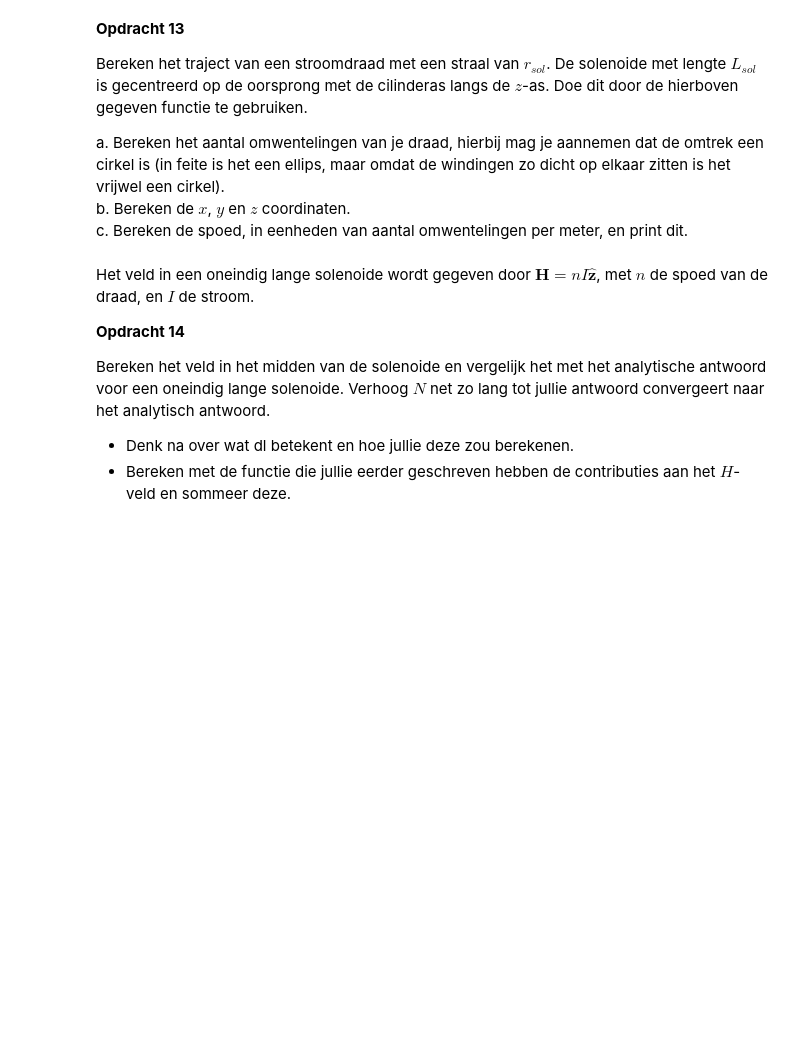
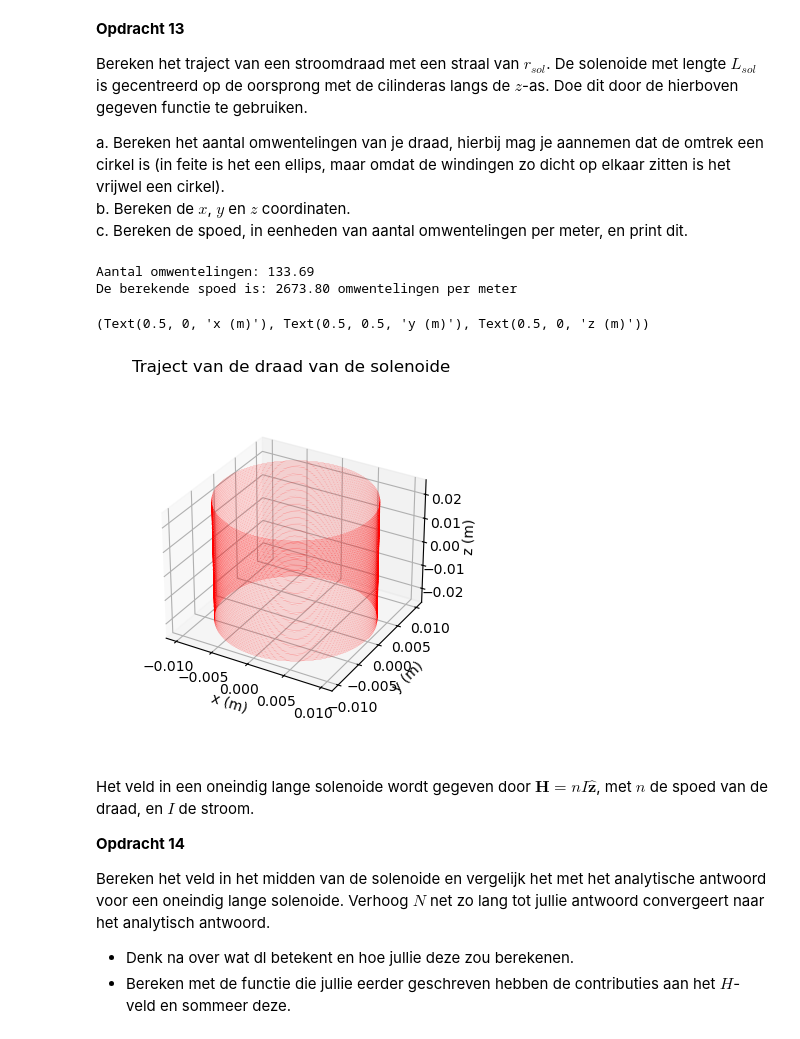
Before and after one commit to fd6150/opdrachten-DEF-D, a Jupyter notebook: DigitaleOntwerpopdrachten/KrachtactuatorOpdracht.ipynb, the cells around one changed output. Drawn from its saved outputs; the diff is of its cells as text; code cells hidden in the pictures; blank space fills up the shorter version.

```diff
--- a/DigitaleOntwerpopdrachten/KrachtactuatorOpdracht.ipynb
+++ b/DigitaleOntwerpopdrachten/KrachtactuatorOpdracht.ipynb
@@ -418,17 +486,43 @@ a. Bereken het aantal omwentelingen van je draad, hierbij mag je aannemen dat de
 b. Bereken de $x$, $y$ en $z$ coordinaten.\
 c. Bereken de spoed, in eenheden van aantal omwentelingen per meter, en print dit.
 # %%
-l_draad = # Lengte draad
-r_sol = # Straal solenoide
-L_sol = # Lengte solenoide
-N = # Aantal wikkeling
+l_draad = 8.4          # Maximale draadlengte
+r_sol = 0.01           # Straal solenoide
+L_sol = 0.05           # Gekozen lengte solenoide (bijv. 5 cm)
 
+# De parametrisatie functie uit de opdracht
+def parametrisatie(N_punten, r_sol, aantal_omwentelingen, L_sol):
+    t = np.linspace(0, 1, N_punten)
+    x = r_sol * np.cos(2 * np.pi * aantal_omwentelingen * t)
+    y = r_sol * np.sin(2 * np.pi * aantal_omwentelingen * t)
+    z = L_sol * t - L_sol / 2
+    return x, y, z
+
+# a. Bereken aantal omwentelingen
+aantal_omwentelingen = l_draad / (2 * np.pi * r_sol)
+
+# b. Bereken de x, y en z coördinaten
+# We gebruiken 5000 punten voor een vloeiende simulatie/plot
+N_simulatie_punten = 5000
+x, y, z = parametrisatie(N_simulatie_punten, r_sol, aantal_omwentelingen, L_sol)
+
+# c. Bereken de spoed (n)
+# Spoed n = aantal wikkelingen / lengte van de spoel
+spoed = aantal_omwentelingen / L_sol
+
+print(f"Aantal omwentelingen: {aantal_omwentelingen:.2f}")
+print(f"De berekende spoed is: {spoed:.2f} omwentelingen per meter")
 # Enkele plots
 ax=plt.figure().add_subplot(projection='3d')
 plt.title('Traject van de draad van de solenoide')
 plt.plot(x, y, z, '-r', linewidth=0.1)
 ax.set_box_aspect(aspect=None, zoom=0.8)
 ax.set_xlabel('x (m)'), ax.set_ylabel('y (m)'), ax.set_zlabel('z (m)')
+# %% [output]
+Aantal omwentelingen: 133.69
+De berekende spoed is: 2673.80 omwentelingen per meter
+(Text(0.5, 0, 'x (m)'), Text(0.5, 0.5, 'y (m)'), Text(0.5, 0, 'z (m)'))
+[figure, added]
 # %% [markdown]
 Het veld in een oneindig lange solenoide wordt gegeven door $\mathbf{H} = n I \hat{\mathbf{z}}$, met $n$ de spoed van de draad, en $I$ de stroom.
 
```
Also changed, not shown: parts of 6 cells of this notebook.
